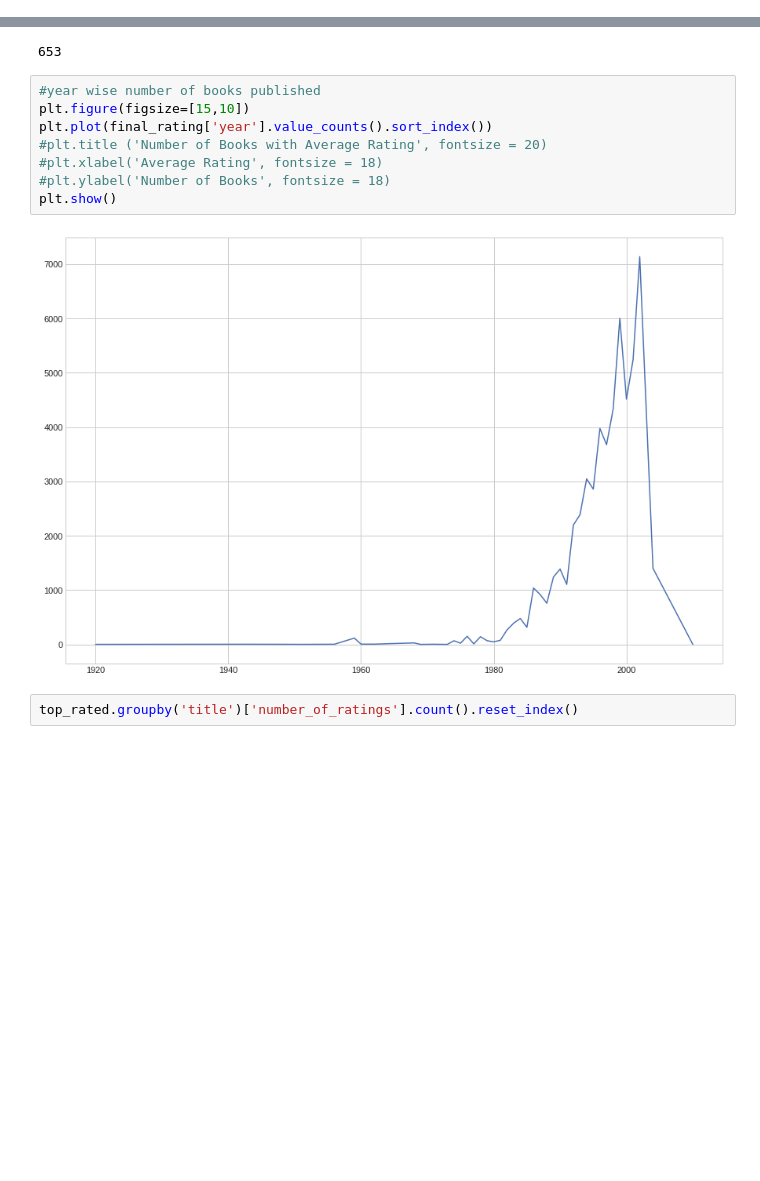
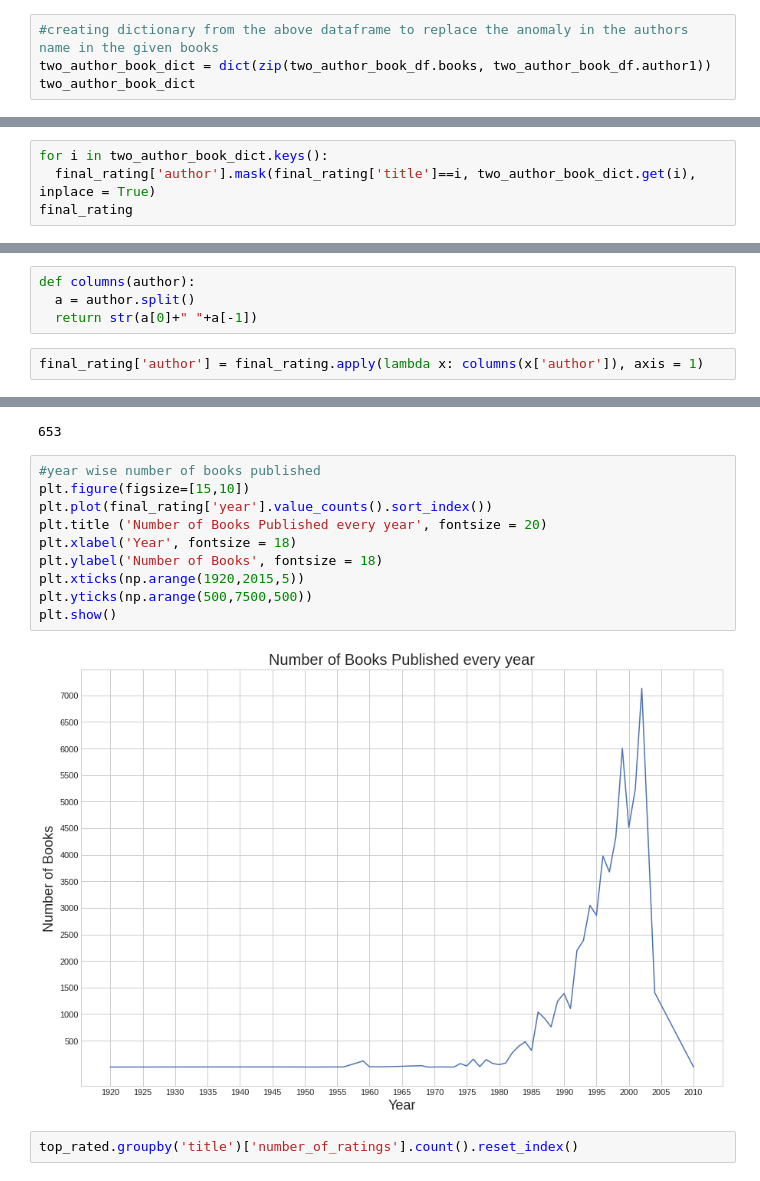
Before and after one commit to chvikas/Book-Recommendation-System, a Jupyter notebook: Book_Recommendation_System_Unsupervised_ML.ipynb, the cells around one changed output, grey strips where cells are left out. Drawn from its saved outputs; the diff is of its cells as text; blank space fills up the shorter version.

```diff
--- a/Book_Recommendation_System_Unsupervised_ML.ipynb
+++ b/Book_Recommendation_System_Unsupervised_ML.ipynb
@@ -964,0 +990,4 @@ Name: title, dtype: int64
+# %%
+#creating dictionary from the above dataframe to replace the anomaly in the authors name in the given books
+two_author_book_dict = dict(zip(two_author_book_df.books, two_author_book_df.author1))
+two_author_book_dict
@@ -1019,0 +1022,4 @@ It can be concluded that there are several author who have written multiple book
+# %%
+for i in two_author_book_dict.keys():
+  final_rating['author'].mask(final_rating['title']==i, two_author_book_dict.get(i), inplace = True)
+final_rating
@@ -1019,0 +1124,6 @@ It can be concluded that there are several author who have written multiple book
+# %%
+def columns(author):
+  a = author.split()
+  return str(a[0]+" "+a[-1])
+# %%
+final_rating['author'] = final_rating.apply(lambda x: columns(x['author']), axis = 1)
@@ -1092,13 +1334,15 @@ len(top_rated['title'].unique())
 # %%
 #year wise number of books published
 plt.figure(figsize=[15,10])
 plt.plot(final_rating['year'].value_counts().sort_index())
-#plt.title ('Number of Books with Average Rating', fontsize = 20)
-#plt.xlabel('Average Rating', fontsize = 18)
-#plt.ylabel('Number of Books', fontsize = 18)
+plt.title ('Number of Books Published every year', fontsize = 20)
+plt.xlabel('Year', fontsize = 18)
+plt.ylabel('Number of Books', fontsize = 18)
+plt.xticks(np.arange(1920,2015,5))
+plt.yticks(np.arange(500,7500,500))
 plt.show()
 # %% [output]
-[figure, old version]
+[figure, new version]
 # %%
 top_rated.groupby('title')['number_of_ratings'].count().reset_index()
 # %% [output]
```
Also changed, not shown: parts of 50 cells of this notebook.
